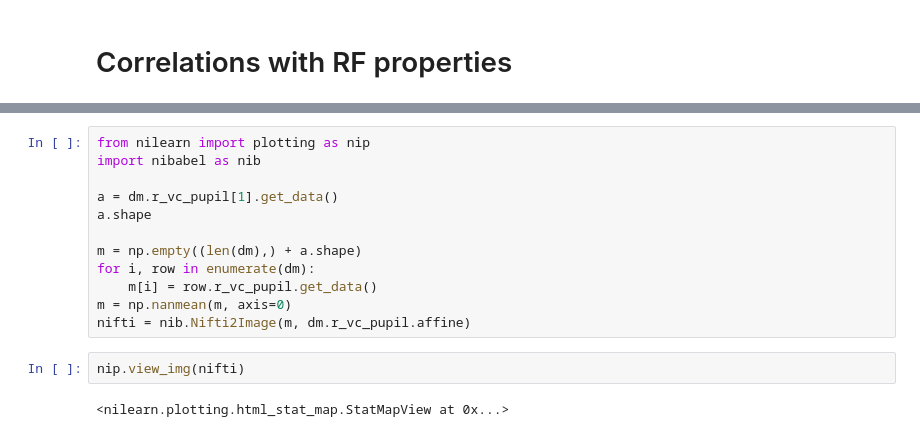
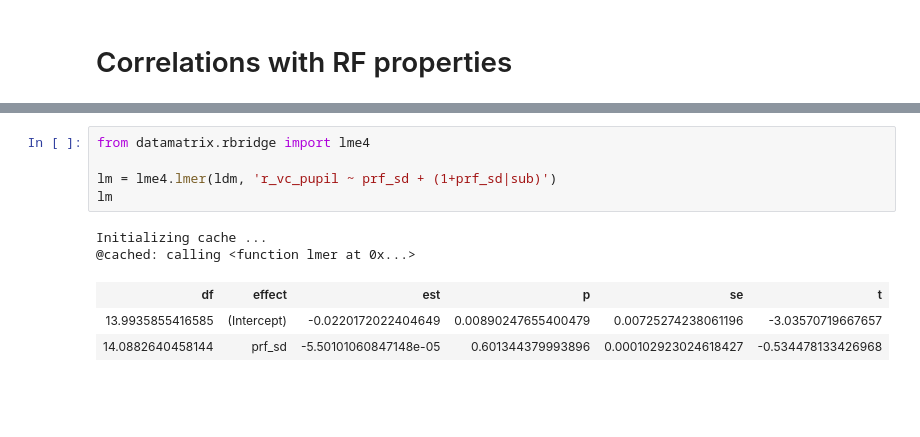
Before and after one commit to smathot/studyforrest-prf, a Jupyter notebook: pupil-correlates.ipynb, the cells around one changed output, grey strips where cells are left out. Cells and saved outputs as stored; diff of their text form; blank space fills up the shorter version.

```diff
--- a/pupil-correlates.ipynb
+++ b/pupil-correlates.ipynb
@@ -93,16 +131,11 @@ plt.show()
-# %%
-from nilearn import plotting as nip
-import nibabel as nib
-
-a = dm.r_vc_pupil[1].get_data()
-a.shape
-
-m = np.empty((len(dm),) + a.shape)
-for i, row in enumerate(dm):
-    m[i] = row.r_vc_pupil.get_data()
-m = np.nanmean(m, axis=0)
-nifti = nib.Nifti2Image(m, dm.r_vc_pupil.affine)
-# %%
-nip.view_img(nifti)
-# %% [output]
-<nilearn.plotting.html_stat_map.StatMapView at 0x...>
+# %%
+from datamatrix.rbridge import lme4
+
+lm = lme4.lmer(ldm, 'r_vc_pupil ~ prf_sd + (1+prf_sd|sub)')
+lm
+# %% [output]
+Initializing cache ...
+@cached: calling <function lmer at 0x...>
+| df | effect | est | p | se | t |
+| 13.9935855416585 | (Intercept) | -0.0220172022404649 | 0.00890247655400479 | 0.00725274238061196 | -3.03570719667657 |
+| 14.0882640458144 | prf_sd | -5.50101060847148e-05 | 0.601344379993896 | 0.000102923024618427 | -0.534478133426968 |
```
Also changed, not shown: parts of 7 cells of this notebook, 1 other file.
